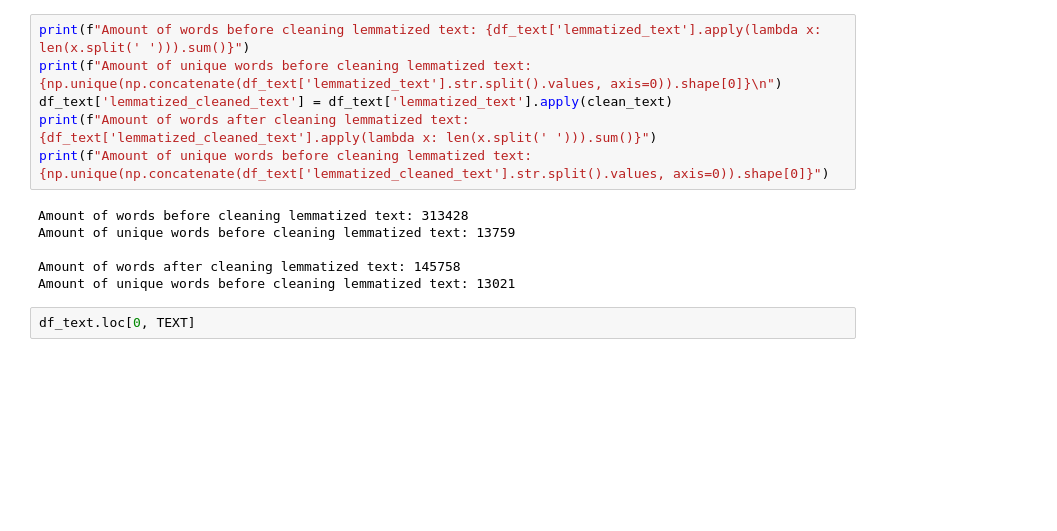
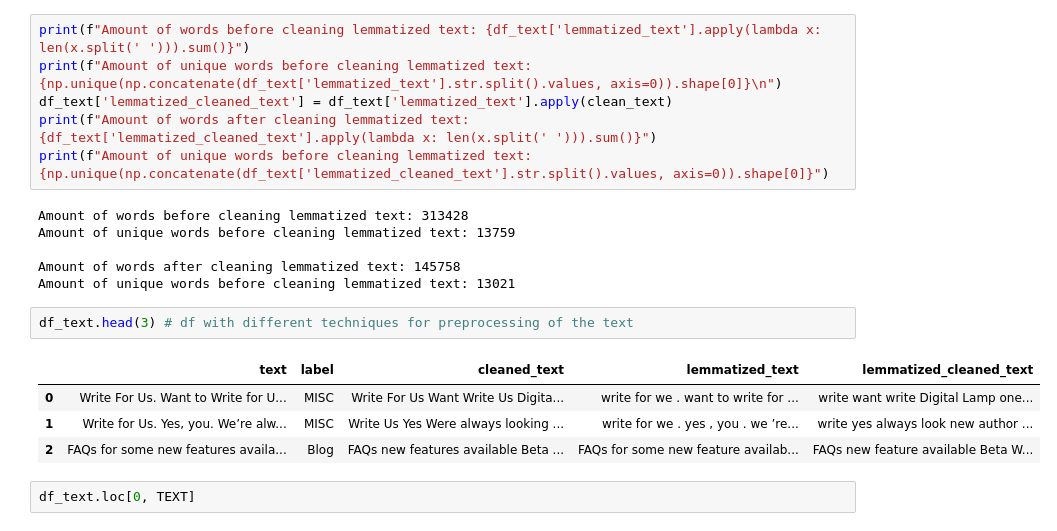
Before and after one commit to hmatzner/text-classification, a Jupyter notebook: url_classification.ipynb, the cells around one changed output. Cells and saved outputs as stored; diff of their text form; blank space fills up the shorter version.

```diff
--- a/url_classification.ipynb
+++ b/url_classification.ipynb
@@ -243,6 +250,13 @@ Amount of unique words before cleaning lemmatized text: 13759
 
 Amount of words after cleaning lemmatized text: 145758
 Amount of unique words before cleaning lemmatized text: 13021
+# %%
+df_text.head(3) # df with different techniques for preprocessing of the text
+# %% [output]
+|  | text | label | cleaned_text | lemmatized_text | lemmatized_cleaned_text |
+| 0 | Write For Us. Want to Write for U... | MISC | Write For Us Want Write Us Digita... | write for we . want to write for ... | write want write Digital Lamp one... |
+| 1 | Write for Us. Yes, you. We’re alw... | MISC | Write Us Yes Were always looking ... | write for we . yes , you . we ’re... | write yes always look new author ... |
+| 2 | FAQs for some new features availa... | Blog | FAQs new features available Beta ... | FAQs for some new feature availab... | FAQs new feature available Beta W... |
 # %%
 df_text.loc[0, TEXT]
 # %% [output]
```
Also changed, not shown: parts of 24 cells of this notebook.
